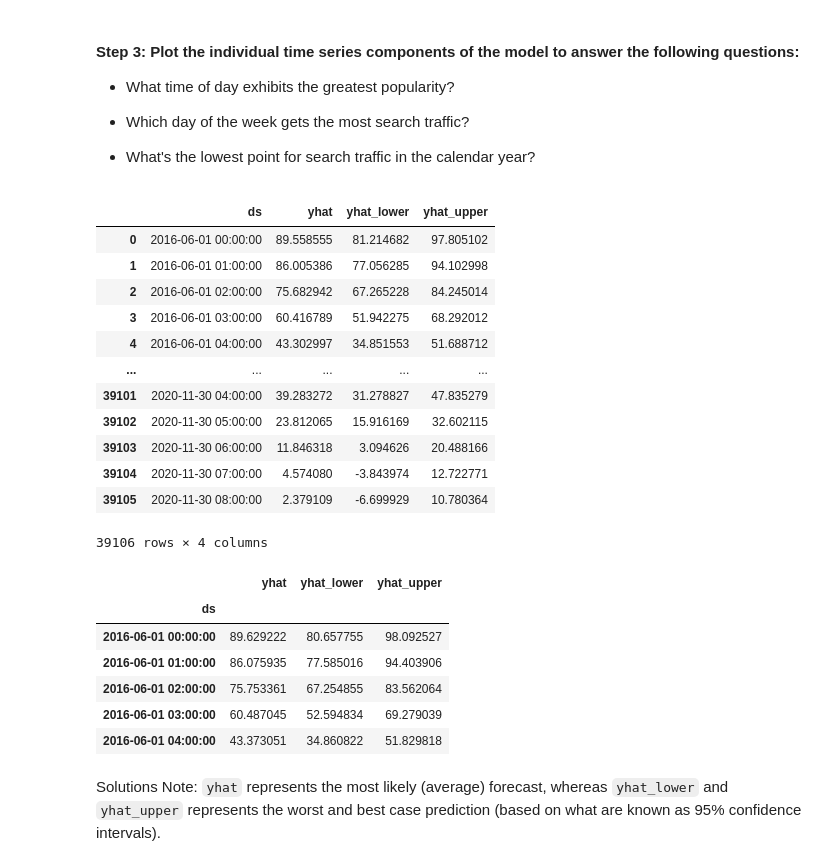
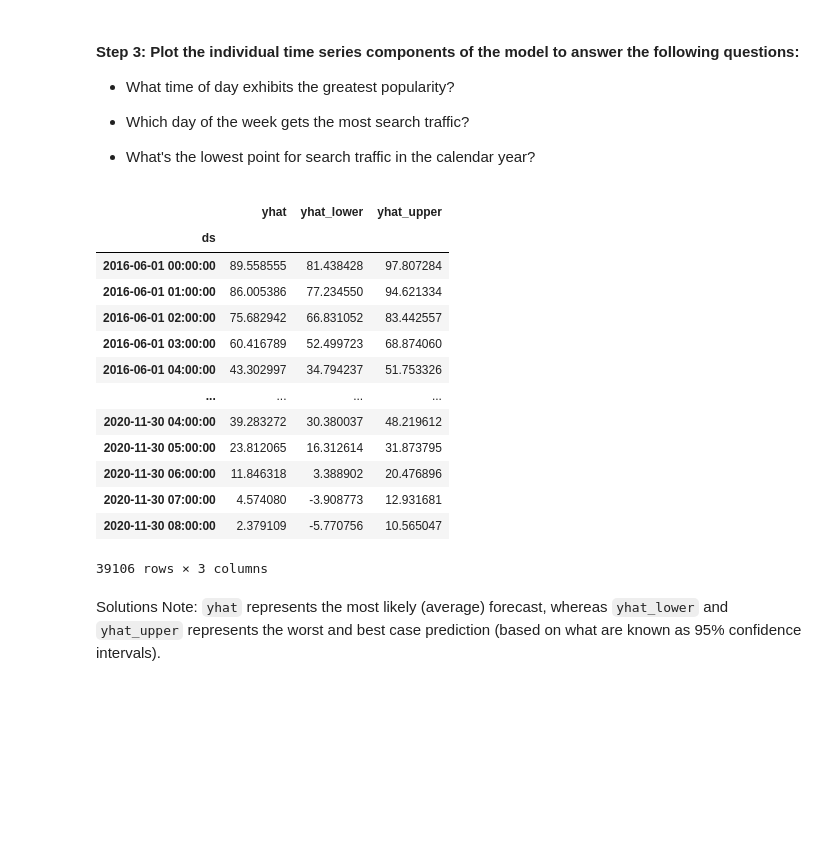
Before and after one commit to jjmccarty/prophet-challenge, a Jupyter notebook: forecasting_net_prophet.ipynb, the cells around one changed output. Drawn from its saved outputs; the diff is of its cells as text; code cells hidden in the pictures; blank space fills up the shorter version.

```diff
--- a/forecasting_net_prophet.ipynb
+++ b/forecasting_net_prophet.ipynb
@@ -527,14 +449,17 @@ None
 # %%
 # Using the df_mercado_trends DataFrame, reset the index so the date information is no longer the index
-
+df_prophet = df_mercado_trends.copy()
+df_prophet.reset_index(inplace=True)
 
 # Label the columns ds and y so that the syntax is recognized by Prophet
-
+df_prophet.columns = ['ds', 'y']
 
 # Drop an NaN values from the prophet_df DataFrame
-
+df_prophet.dropna(inplace=True)
 
 # View the first and last five rows of the mercado_prophet_df DataFrame
+display(df_prophet.head())
+display(df_prophet.tail())
 # %% [output]
 |  | ds | y |
 | 0 | 2016-06-01 00:00:00 | 97 |
@@ -558,5 +480,2 @@ m
 # %% [output]
 <prophet.forecaster.Prophet at 0x...>
-# %%
-m.fit(prophet_df_mercade_trends)
-m
@@ -567,3 +482,5 @@ m
 # %%
 # Fit the time-series model.
+m.fit(df_prophet)
+m
 # %% [output]
@@ -655,36 +542,26 @@ m.plot(forecast)
 * Which day of the week gets the most search traffic?
 
 * What's the lowest point for search traffic in the calendar year?
-# %%
-forecast.set_index('ds')
-forecast
-forecast[['ds', 'yhat', 'yhat_lower', 'yhat_upper']]
-# %% [output]
-|  | ds | yhat | yhat_lower | yhat_upper |
-| 0 | 2016-06-01 00:00:00 | 89.558555 | 81.214682 | 97.805102 |
-| 1 | 2016-06-01 01:00:00 | 86.005386 | 77.056285 | 94.102998 |
-| 2 | 2016-06-01 02:00:00 | 75.682942 | 67.265228 | 84.245014 |
-| 3 | 2016-06-01 03:00:00 | 60.416789 | 51.942275 | 68.292012 |
-| 4 | 2016-06-01 04:00:00 | 43.302997 | 34.851553 | 51.688712 |
-| ... | ... | ... | ... | ... |
-| 39101 | 2020-11-30 04:00:00 | 39.283272 | 31.278827 | 47.835279 |
-| 39102 | 2020-11-30 05:00:00 | 23.812065 | 15.916169 | 32.602115 |
-| 39103 | 2020-11-30 06:00:00 | 11.846318 | 3.094626 | 20.488166 |
-| 39104 | 2020-11-30 07:00:00 | 4.574080 | -3.843974 | 12.722771 |
-| 39105 | 2020-11-30 08:00:00 | 2.379109 | -6.699929 | 10.780364 |
-39106 rows × 4 columns
 # %%
 # Set the index in the forecast_mercado_trends DataFrame to the ds datetime column
-
+forecast.set_index('ds', inplace=True)
 
 # View the only the yhat,yhat_lower and yhat_upper columns from the DataFrame
+forecast[[ 'yhat', 'yhat_lower', 'yhat_upper']]
 # %% [output]
 |  | yhat | yhat_lower | yhat_upper |
 | ds |  |  |  |
-| 2016-06-01 00:00:00 | 89.629222 | 80.657755 | 98.092527 |
-| 2016-06-01 01:00:00 | 86.075935 | 77.585016 | 94.403906 |
-| 2016-06-01 02:00:00 | 75.753361 | 67.254855 | 83.562064 |
-| 2016-06-01 03:00:00 | 60.487045 | 52.594834 | 69.279039 |
-| 2016-06-01 04:00:00 | 43.373051 | 34.860822 | 51.829818 |
+| 2016-06-01 00:00:00 | 89.558555 | 81.438428 | 97.807284 |
+| 2016-06-01 01:00:00 | 86.005386 | 77.234550 | 94.621334 |
+| 2016-06-01 02:00:00 | 75.682942 | 66.831052 | 83.442557 |
+| 2016-06-01 03:00:00 | 60.416789 | 52.499723 | 68.874060 |
+| 2016-06-01 04:00:00 | 43.302997 | 34.794237 | 51.753326 |
+| ... | ... | ... | ... |
+| 2020-11-30 04:00:00 | 39.283272 | 30.380037 | 48.219612 |
+| 2020-11-30 05:00:00 | 23.812065 | 16.312614 | 31.873795 |
+| 2020-11-30 06:00:00 | 11.846318 | 3.388902 | 20.476896 |
+| 2020-11-30 07:00:00 | 4.574080 | -3.908773 | 12.931681 |
+| 2020-11-30 08:00:00 | 2.379109 | -5.770756 | 10.565047 |
+39106 rows × 3 columns
 # %% [markdown]
 Solutions Note: `yhat` represents the most likely (average) forecast, whereas `yhat_lower` and `yhat_upper` represents the worst and best case prediction (based on what are known as 95% confidence intervals).
```
Also changed, not shown: parts of 46 cells of this notebook.
